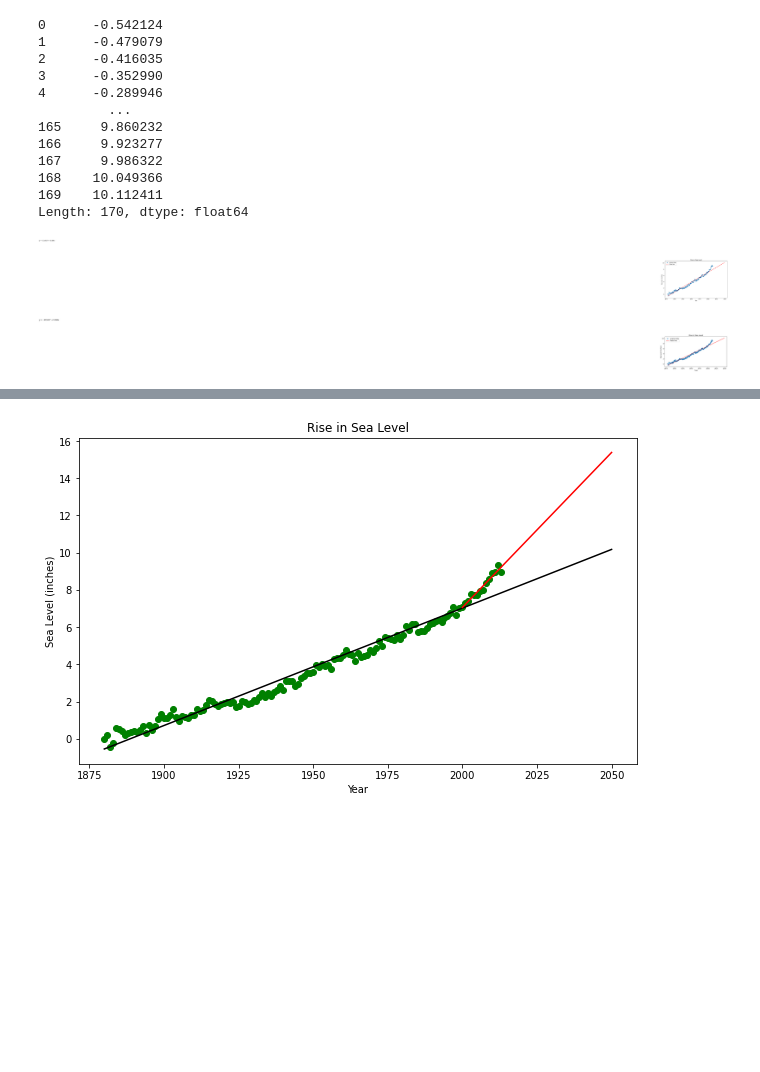
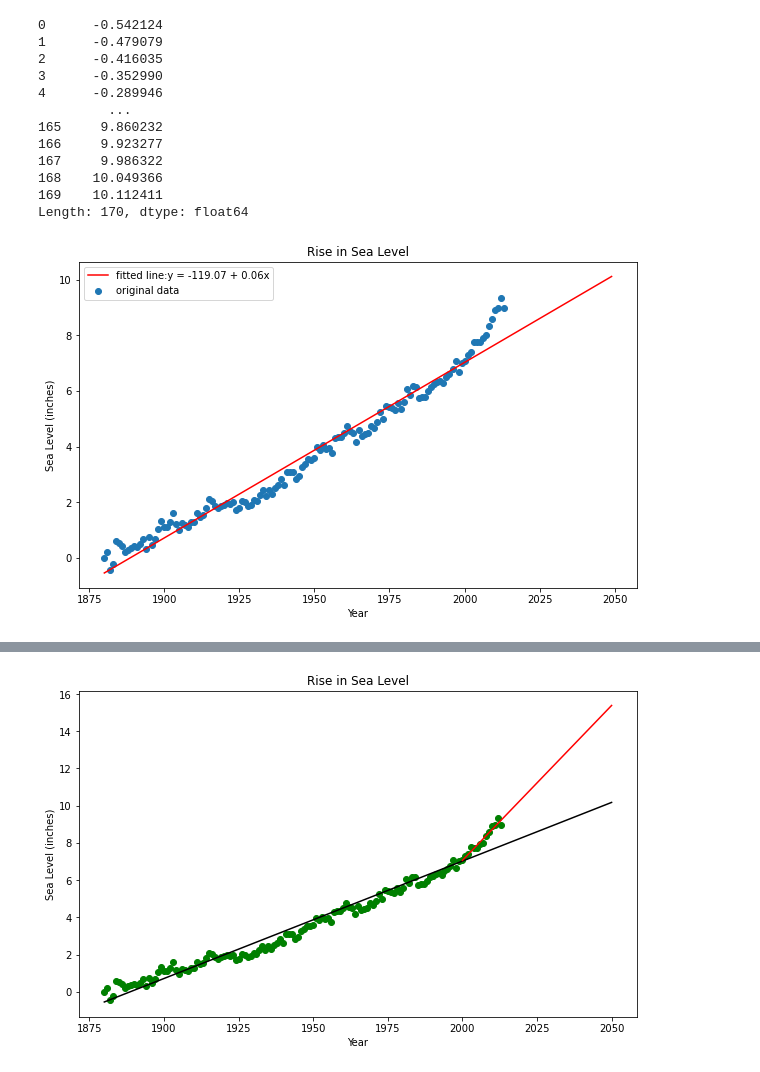
Before and after one commit to Daviedavie100/fcodecamp, a Jupyter notebook: boilerplate_sea_level_predictor.ipynb, the cells around one changed output, grey strips where cells are left out. Cells and saved outputs as stored; diff of their text form; code cells hidden in the pictures; blank space fills up the shorter version.

Commit message:
Created three plots

```diff
--- a/boilerplate_sea_level_predictor.ipynb
+++ b/boilerplate_sea_level_predictor.ipynb
@@ -116,69 +118,19 @@ Length: 170, dtype: float64
 # %%
 # Create scatter plot
 '''Use matplotlib to create a scatter plot using the Year column as the x-axis and the
 CSIRO Adjusted Sea Level column as the y-axix.'''
 
 fig, ax = plt.subplots(figsize=(10,6))
-plt.plot(x, y, 'o', label='original data')
+plt.scatter(x, y, label='original data')
 
+label='fitted line:''y = ' + '{:.2f}'.format(intercept) + ' + {:.2f}'.format(slope) + 'x'
 # Plot linear regression line.
-plt.plot(x_pred,y_pred, color="r", label="Fitted line")
-
-#add fitted regression equation to plot
-plt.text(1,17,'y = ' + '{:.2f}'.format(intercept) + ' + {:.2f}'.format(slope) + 'x', size=14)
+plt.plot(x_pred,y_pred, color="r", label=label)
 
 plt.title('Rise in Sea Level')
 plt.xlabel('Year')
 plt.ylabel('Sea Level (inches)')
 plt.legend()
 plt.show();
 # %% [output]
-[figure, old version]
+[figure, new version]
-# %%
-
-
-# Create scatter plot
-fig= plt.figure(figsize=(8,4))
-plt.plot(x, y, 'o', label='original data')
-
-# Get slope, intercept from linregress() to plot y' = intercept + slope*x
-(slope, intercept, rvalue, pvalue, stderr) = linregress(x, y)
-
-# Plot linear regression line.
-# Create first line of best fit
-#lineA = linregress(x, y)
-#yA = x_first*lineA.slope + lineA.intercept
-
-#plt.plot(x_first,yA);
-y_pred=intercept + slope*x_pred
-plt.plot(x_pred,y_pred, color="r", label="Fitted line")
-
-
-# Create first line of best fit
-
-#find line of best fit
-#a, b = np.polyfit(x, y, 1)
-#a,b,c= np.polyfit(x,y, 2)
-#slope, intercept, r, p, se = linregress(x, y)
-#res = stats.linregress(x, y)
-
-#add points to plot
-#plt.scatter(x, y)
-
-#add line of best fit to plot
-#plt.plot(x, a*x+b)
-
-#add line of best fit to plot
-#plt.plot(x, a*x**2+b*x+c, color='red', linestyle='-', linewidth=1)
-
-#add fitted regression equation to plot
-plt.text(1,17,'y = ' + '{:.2f}'.format(intercept) + ' + {:.2f}'.format(slope) + 'x', size=14)
-
-# Add labels and title
-plt.title('Rise in Sea Level')
-plt.xlabel('Y ear')
-plt.ylabel('Sea Level (inches)')
-plt.legend()
-plt.show();
-# %% [output]
-[figure, removed]
```
Also changed, not shown: parts of 14 cells of this notebook, 1 other file.
